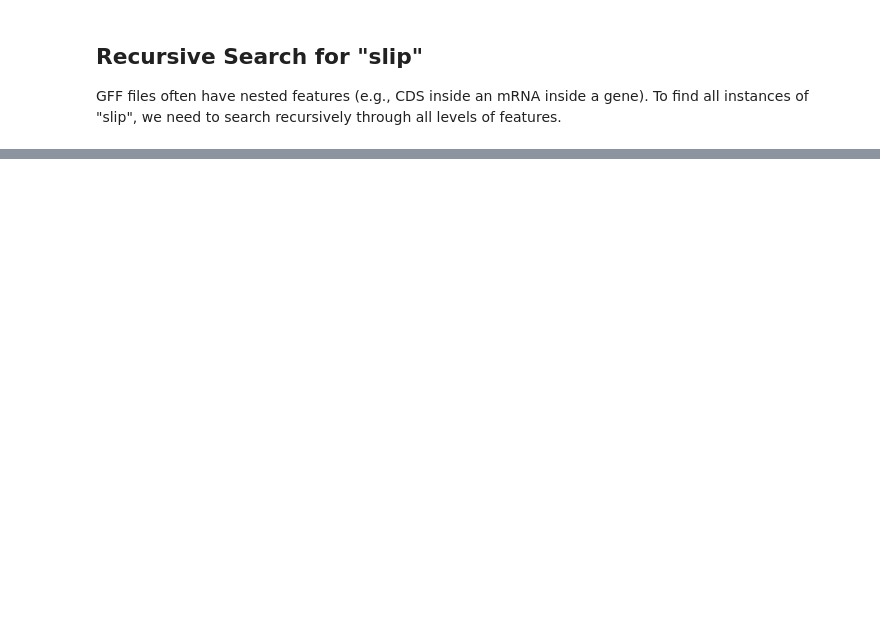
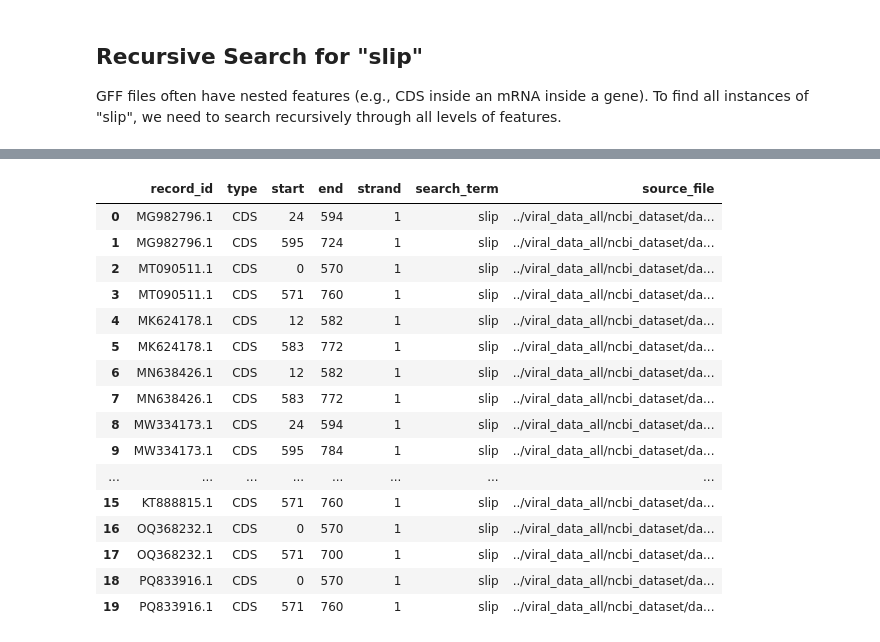
Before and after one commit to khoa-yelo/PRForm, a Jupyter notebook: scripts/parse_gff.ipynb, the cells around one changed output, grey strips where cells are left out. Cells and saved outputs as stored; diff of their text form; code cells hidden in the pictures; blank space fills up the shorter version.

Commit message:
parsed gff for molecule type and slippage. ran mmseqs clustering.

```diff
--- a/scripts/parse_gff.ipynb
+++ b/scripts/parse_gff.ipynb
@@ -19,0 +26,16 @@ Found GFF file: ../viral_complete_subset_data/ncbi_dataset/data/GCF_000864765.1/
+# %%
+import os
+import glob
+import subprocess
+import shutil
+
+# 1. Define Paths
+data_dir = '../viral_data_all/ncbi_dataset/data_subset/'
+
+# 2. Identify the target FASTA files
+# finding all files starting with GCA, GCF, ending with _genomic.fna, without 'cds'
+file_pattern = '**/genomic.gff'
+
+gff_files = [f for f in glob.glob(os.path.join(data_dir, file_pattern), recursive=True) if 'cds' not in os.path.basename(f)]
+
+print(f"Found {len(gff_files)} GFF files matching the pattern.")
@@ -113,0 +104,50 @@ Full attributes of the first match:
+# %%
+all_matches = []
+search_terms = ["slip"] # don't want 'ribosome_binding_site'
+checkpoint_dir = "../gff_results/gff_checkpoints"
+os.makedirs(checkpoint_dir, exist_ok=True)
+checkpoint_interval = 10000
+checkpoint_count = 0
+
+for i, gff_file in enumerate(gff_files):
+    try:
+        with open(gff_file) as in_handle:
+            for record in GFF.parse(in_handle):
+                for search_term in search_terms:
+                    matches = search_features_recursive(record.features, search_term, record.id)
+                    for match in matches:
+                        match["search_term"] = search_term
+                        match["source_file"] = gff_file
+                    all_matches.extend(matches)
+    except Exception as e:
+        print(f"Error parsing {gff_file}: {e}")
+        continue
+    # Checkpoint: save and flush every 10,000 files
+    if (i + 1) % checkpoint_interval == 0:
+        if all_matches:
+            df_chunk = pd.DataFrame(all_matches)
+            df_chunk.to_csv(f"{checkpoint_dir}/checkpoint_{checkpoint_count}.csv", index=False)
+            print(f"[{i+1}/{len(gff_files)}] Saved checkpoint_{checkpoint_count}.csv ({len(df_chunk)} rows)")
+            checkpoint_count += 1
+            all_matches = []  # free memory
+            del df_chunk
+            gc.collect()
+        else:
+            print(f"[{i+1}/{len(gff_files)}] No matches in this batch, skipping checkpoint.")
+# Save any remaining matches after the loop
+if all_matches:
+    df_chunk = pd.DataFrame(all_matches)
+    df_chunk.to_csv(f"{checkpoint_dir}/checkpoint_{checkpoint_count}.csv", index=False)
+    print(f"[{len(gff_files)}/{len(gff_files)}] Saved final checkpoint_{checkpoint_count}.csv ({len(df_chunk)} rows)")
+    del df_chunk
+    gc.collect()
+# --- Merge all checkpoints into one DataFrame ---
+checkpoint_files = sorted(
+    [f for f in os.listdir(checkpoint_dir) if f.startswith("checkpoint_") and f.endswith(".csv")]
+)
+print(f"\nMerging {len(checkpoint_files)} checkpoint files...")
+df_all = pd.concat([pd.read_csv(f"{checkpoint_dir}/{f}") for f in checkpoint_files], ignore_index=True)
+df_all = df_all.drop_duplicates(subset=["record_id", "type", "start", "end", "strand"])
+print(f"Found {len(df_all)} unique features matching {search_terms} across {len(gff_files)} files.")
+display(df_all.drop(columns=['qualifiers']).head(20))
+# %% [output]
@@ -113,0 +171,17 @@ Full attributes of the first match:
+|  | record_id | type | start | end | strand | search_term | source_file |
+| 0 | MG982796.1 | CDS | 24 | 594 | 1 | slip | ../viral_data_all/ncbi_dataset/da... |
+| 1 | MG982796.1 | CDS | 595 | 724 | 1 | slip | ../viral_data_all/ncbi_dataset/da... |
+| 2 | MT090511.1 | CDS | 0 | 570 | 1 | slip | ../viral_data_all/ncbi_dataset/da... |
+| 3 | MT090511.1 | CDS | 571 | 760 | 1 | slip | ../viral_data_all/ncbi_dataset/da... |
+| 4 | MK624178.1 | CDS | 12 | 582 | 1 | slip | ../viral_data_all/ncbi_dataset/da... |
+| 5 | MK624178.1 | CDS | 583 | 772 | 1 | slip | ../viral_data_all/ncbi_dataset/da... |
+| 6 | MN638426.1 | CDS | 12 | 582 | 1 | slip | ../viral_data_all/ncbi_dataset/da... |
+| 7 | MN638426.1 | CDS | 583 | 772 | 1 | slip | ../viral_data_all/ncbi_dataset/da... |
+| 8 | MW334173.1 | CDS | 24 | 594 | 1 | slip | ../viral_data_all/ncbi_dataset/da... |
+| 9 | MW334173.1 | CDS | 595 | 784 | 1 | slip | ../viral_data_all/ncbi_dataset/da... |
+| ... | ... | ... | ... | ... | ... | ... | ... |
+| 15 | KT888815.1 | CDS | 571 | 760 | 1 | slip | ../viral_data_all/ncbi_dataset/da... |
+| 16 | OQ368232.1 | CDS | 0 | 570 | 1 | slip | ../viral_data_all/ncbi_dataset/da... |
+| 17 | OQ368232.1 | CDS | 571 | 700 | 1 | slip | ../viral_data_all/ncbi_dataset/da... |
+| 18 | PQ833916.1 | CDS | 0 | 570 | 1 | slip | ../viral_data_all/ncbi_dataset/da... |
+| 19 | PQ833916.1 | CDS | 571 | 760 | 1 | slip | ../viral_data_all/ncbi_dataset/da... |
```
Also changed, not shown: parts of 13 cells of this notebook, 5 other files.
